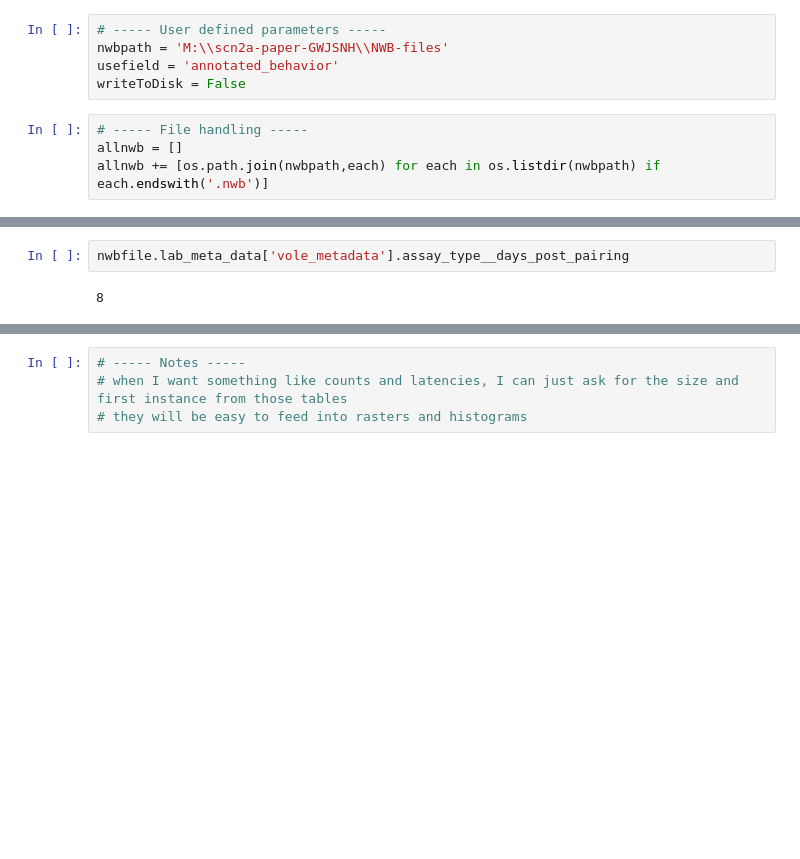
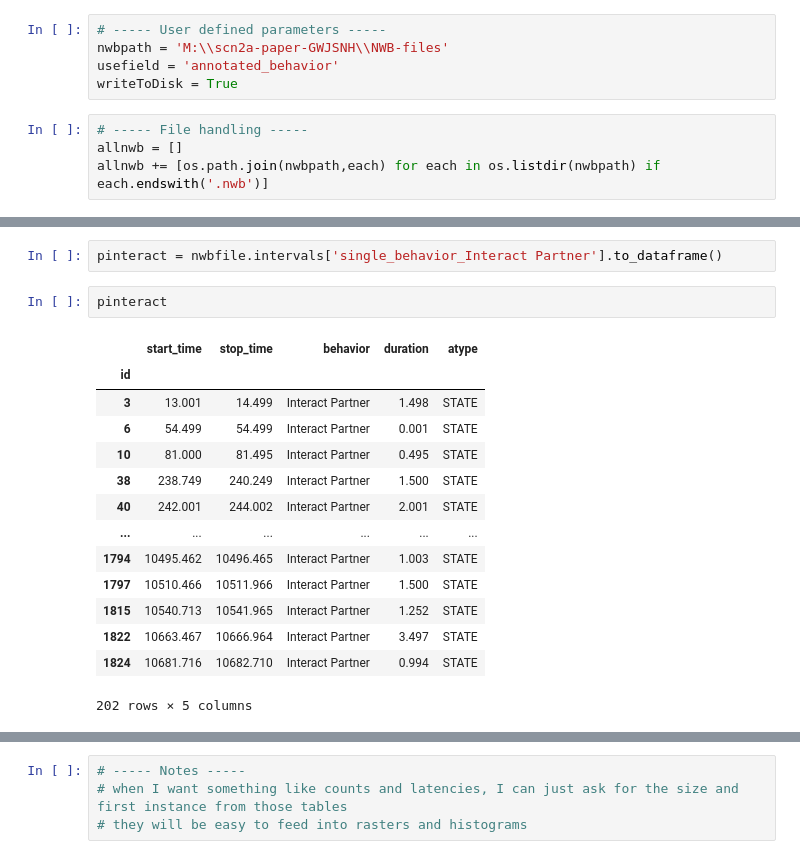
Before and after one commit to nhoglen/scn2a-paper-GWJSNH-code, a Jupyter notebook: proto_make-behavior-specific-tables-for-NWB.ipynb, the cells around one changed output, grey strips where cells are left out. Saved outputs shown, nothing was run; the diff lists cells and outputs as text; blank space fills up the shorter version.

Commit message:
Finish NWB tables per behavior

```diff
--- a/proto_make-behavior-specific-tables-for-NWB.ipynb
+++ b/proto_make-behavior-specific-tables-for-NWB.ipynb
@@ -17,7 +17,7 @@ from pynwb.epoch import TimeIntervals
 # ----- User defined parameters -----
 nwbpath = 'M:\\scn2a-paper-GWJSNH\\NWB-files'
 usefield = 'annotated_behavior'
-writeToDisk = False
+writeToDisk = True
 # %%
 # ----- File handling -----
 allnwb = []
@@ -106,7 +235,22 @@ See the caveats in the documentation: https://pandas.pydata.org/pandas-docs/stab
 # %%
-nwbfile.lab_meta_data['vole_metadata'].assay_type__days_post_pairing
+pinteract = nwbfile.intervals['single_behavior_Interact Partner'].to_dataframe()
-# %% [output]
-8
+# %%
+pinteract
+# %% [output]
+|  | start_time | stop_time | behavior | duration | atype |
+| id |  |  |  |  |  |
+| 3 | 13.001 | 14.499 | Interact Partner | 1.498 | STATE |
+| 6 | 54.499 | 54.499 | Interact Partner | 0.001 | STATE |
+| 10 | 81.000 | 81.495 | Interact Partner | 0.495 | STATE |
+| 38 | 238.749 | 240.249 | Interact Partner | 1.500 | STATE |
+| 40 | 242.001 | 244.002 | Interact Partner | 2.001 | STATE |
+| ... | ... | ... | ... | ... | ... |
+| 1794 | 10495.462 | 10496.465 | Interact Partner | 1.003 | STATE |
+| 1797 | 10510.466 | 10511.966 | Interact Partner | 1.500 | STATE |
+| 1815 | 10540.713 | 10541.965 | Interact Partner | 1.252 | STATE |
+| 1822 | 10663.467 | 10666.964 | Interact Partner | 3.497 | STATE |
+| 1824 | 10681.716 | 10682.710 | Interact Partner | 0.994 | STATE |
+202 rows × 5 columns
 # %%
 allbehav
 # %% [output]
```
Also changed, not shown: parts of 6 cells of this notebook, 1 other file.
